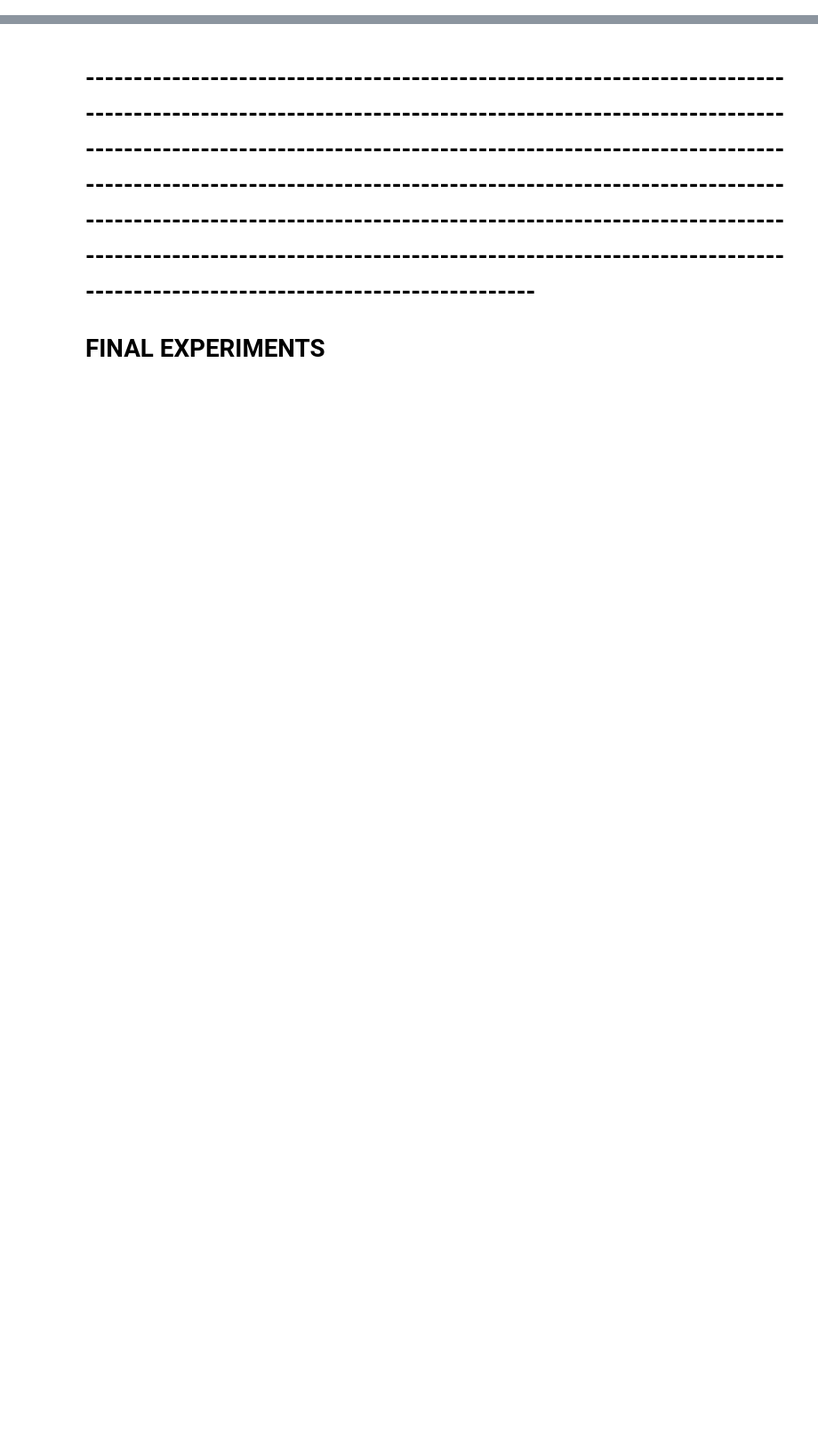
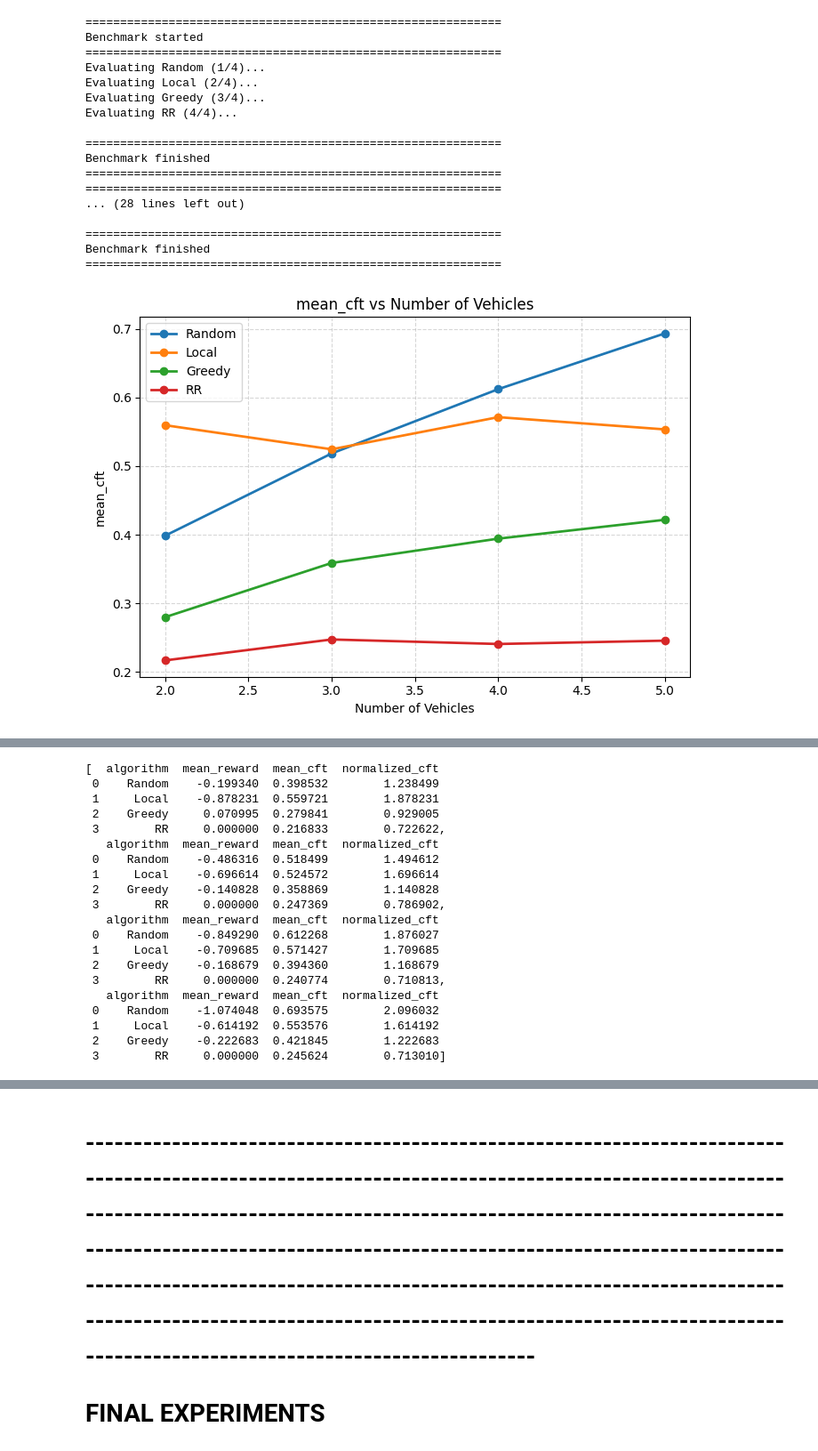
Before and after one commit to JavadiSM/paper-replication, a Jupyter notebook: 10.1109/experiments.ipynb, the cells around one changed output, grey strips where cells are left out. Shown at 89% size. Cells and saved outputs as stored; diff of their text form; code cells hidden in the pictures; blank space fills up the shorter version.

```diff
--- a/10.1109/experiments.ipynb
+++ b/10.1109/experiments.ipynb
@@ -341,39 +415,33 @@ def plot_benchmark_sweep(
     dfs,
     x_values,
     x_label="VE",
-    metrics=("reward", "delay", "energy", "success_rate", "throughput"),
+    metrics=("mean_cft", "mean_reward"),
     algorithms=None,
 ):
     """
     dfs: list[pd.DataFrame]
-        هر df خروجی evaluate_all_algorithms برای یک مقدار x
+        خروجی evaluate_all_algorithms برای هر مقدار x
 
     x_values: list
         مثلا [2, 4, 6, 8, 10]
 
     x_label: str
-        نام محور x (مثل VE یا num_nodes)
+        نام محور x
 
     metrics: tuple
-        متریک‌هایی که رسم می‌شوند
+        متریک‌هایی که رسم می‌شوند (اکنون CFT-based)
 
     algorithms: list[str] or None
-        اگر None باشد از اولین df استخراج می‌شود
     """
 
     if algorithms is None:
         algorithms = dfs[0]["algorithm"].tolist()
 
-    # ساخت lookup سریع
     def get_value(df, algo, metric):
         row = df[df["algorithm"] == algo]
         if len(row) == 0:
             return np.nan
-        return row.iloc[0][metric]
-
-    # =====================================================
-    # برای هر metric یک نمودار جدا
-    # =====================================================
+        return float(row.iloc[0][metric])
 
     for metric in metrics:
 
@@ -386,6 +454,7 @@ def plot_benchmark_sweep(
                 for df in dfs
             ]
 
+            # CFT optimization: lower is better → invert plot view if desired
             plt.plot(
                 x_values,
                 y,
@@ -401,3 +470,45 @@ def plot_benchmark_sweep(
         plt.legend()
         plt.tight_layout()
         plt.show()
+# %%
+ve_list = [2, 3, 4, 5]
+
+dfs = []
+
+for ve in ve_list:
+    df = evaluate_all_algorithms(
+        num_ve=ve,
+        num_ves=5,
+        num_nodes=10,
+        max_steps=15_000,
+        num_learn=15_000,
+        num_eval_episodes=16,
+        experiment=True
+    )
+    dfs.append(df)
+
+plot_benchmark_sweep(
+    dfs=dfs,
+    x_values=ve_list,
+    x_label="Number of Vehicles"
+)
+dfs
+# %% [output]
+============================================================
+Benchmark started
+============================================================
+Evaluating Random (1/4)...
+Evaluating Local (2/4)...
+Evaluating Greedy (3/4)...
+Evaluating RR (4/4)...
+
+============================================================
+Benchmark finished
+============================================================
+============================================================
+... (28 lines left out)
+
+============================================================
+Benchmark finished
+============================================================
+[figure, added]
@@ -403,0 +516,20 @@ def plot_benchmark_sweep(
+[  algorithm  mean_reward  mean_cft  normalized_cft
+ 0    Random    -0.199340  0.398532        1.238499
+ 1     Local    -0.878231  0.559721        1.878231
+ 2    Greedy     0.070995  0.279841        0.929005
+ 3        RR     0.000000  0.216833        0.722622,
+   algorithm  mean_reward  mean_cft  normalized_cft
+ 0    Random    -0.486316  0.518499        1.494612
+ 1     Local    -0.696614  0.524572        1.696614
+ 2    Greedy    -0.140828  0.358869        1.140828
+ 3        RR     0.000000  0.247369        0.786902,
+   algorithm  mean_reward  mean_cft  normalized_cft
+ 0    Random    -0.849290  0.612268        1.876027
+ 1     Local    -0.709685  0.571427        1.709685
+ 2    Greedy    -0.168679  0.394360        1.168679
+ 3        RR     0.000000  0.240774        0.710813,
+   algorithm  mean_reward  mean_cft  normalized_cft
+ 0    Random    -1.074048  0.693575        2.096032
+ 1     Local    -0.614192  0.553576        1.614192
+ 2    Greedy    -0.222683  0.421845        1.222683
+ 3        RR     0.000000  0.245624        0.713010]
```
Also changed, not shown: parts of 11 cells of this notebook, 8 other files.
